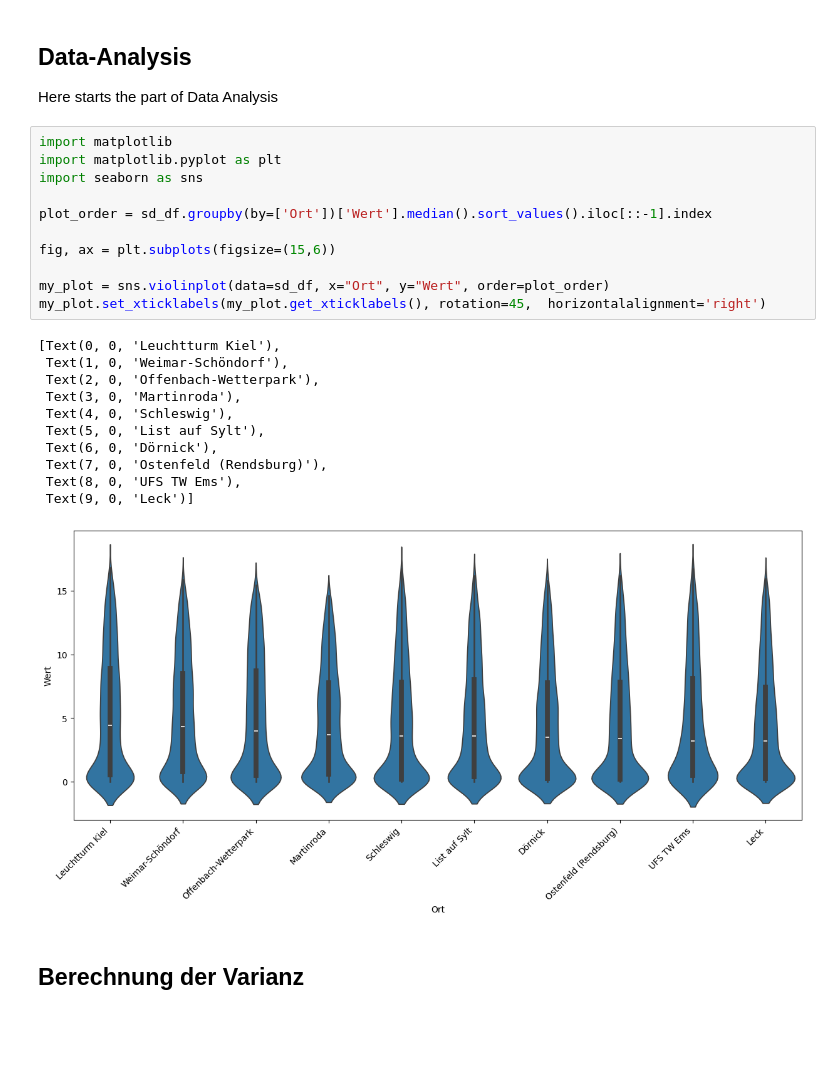
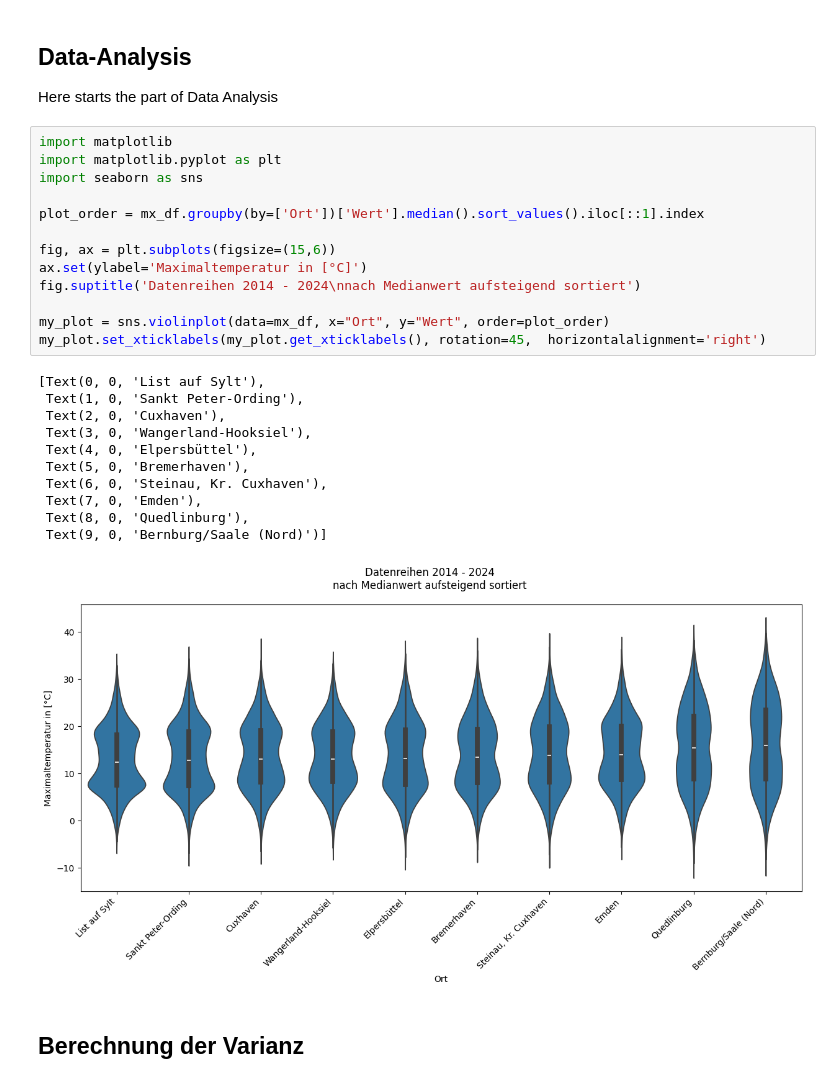
Before and after one commit to Gizmo-Labs/Statistical-Computing, a Jupyter notebook: Statistical-Computing.ipynb, the cells around one changed output. Drawn from its saved outputs; the diff is of its cells as text; blank space fills up the shorter version.

Commit message:
Diagramm für Maximaltemperatur erneut angepasst

```diff
--- a/Statistical-Computing.ipynb
+++ b/Statistical-Computing.ipynb
@@ -259,26 +259,28 @@ Here starts the part of Data Analysis
 # %%
 import matplotlib
 import matplotlib.pyplot as plt
 import seaborn as sns
 
-plot_order = sd_df.groupby(by=['Ort'])['Wert'].median().sort_values().iloc[::-1].index
+plot_order = mx_df.groupby(by=['Ort'])['Wert'].median().sort_values().iloc[::1].index
 
 fig, ax = plt.subplots(figsize=(15,6))
+ax.set(ylabel='Maximaltemperatur in [°C]')
+fig.suptitle('Datenreihen 2014 - 2024\nnach Medianwert aufsteigend sortiert')
 
-my_plot = sns.violinplot(data=sd_df, x="Ort", y="Wert", order=plot_order)
+my_plot = sns.violinplot(data=mx_df, x="Ort", y="Wert", order=plot_order)
 my_plot.set_xticklabels(my_plot.get_xticklabels(), rotation=45,  horizontalalignment='right')
 # %% [output]
-[Text(0, 0, 'Leuchtturm Kiel'),
- Text(1, 0, 'Weimar-Schöndorf'),
- Text(2, 0, 'Offenbach-Wetterpark'),
- Text(3, 0, 'Martinroda'),
- Text(4, 0, 'Schleswig'),
- Text(5, 0, 'List auf Sylt'),
- Text(6, 0, 'Dörnick'),
- Text(7, 0, 'Ostenfeld (Rendsburg)'),
- Text(8, 0, 'UFS TW Ems'),
- Text(9, 0, 'Leck')]
+[Text(0, 0, 'List auf Sylt'),
+ Text(1, 0, 'Sankt Peter-Ording'),
+ Text(2, 0, 'Cuxhaven'),
+ Text(3, 0, 'Wangerland-Hooksiel'),
+ Text(4, 0, 'Elpersbüttel'),
+ Text(5, 0, 'Bremerhaven'),
+ Text(6, 0, 'Steinau, Kr. Cuxhaven'),
+ Text(7, 0, 'Emden'),
+ Text(8, 0, 'Quedlinburg'),
+ Text(9, 0, 'Bernburg/Saale (Nord)')]
-[figure, old version]
+[figure, new version]
 # %% [markdown]
 ## Berechnung der Varianz
 # %%
```
